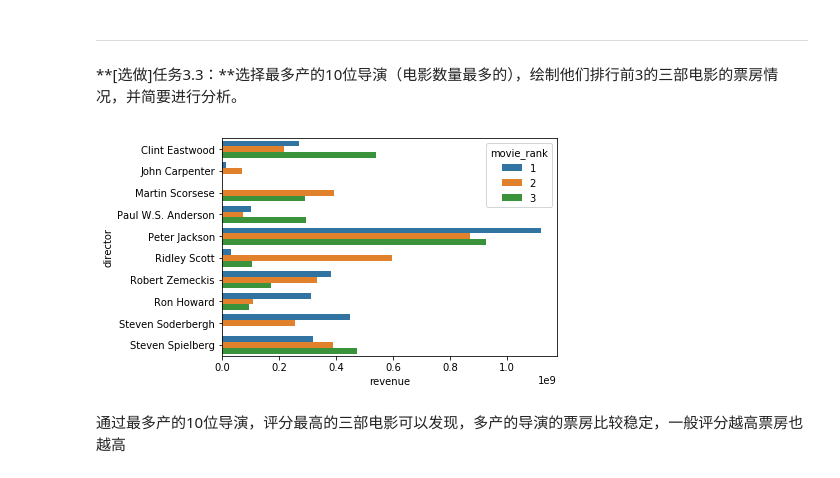
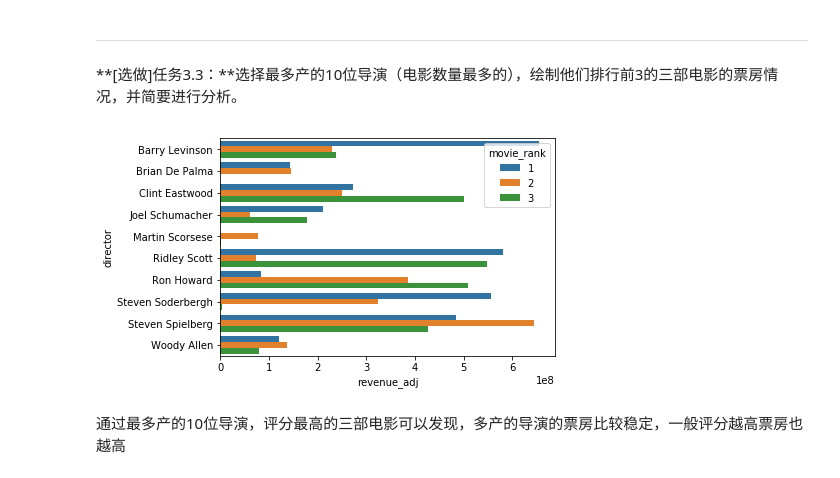
Before and after one commit to TaoZhiMLND/uda_project, a Jupyter notebook: explore_movie_dataset/Explore Movie Dataset.ipynb, the cells around one changed output. Saved outputs shown, nothing was run; the diff lists cells and outputs as text; code cells hidden in the pictures.

```diff
--- a/explore_movie_dataset/Explore Movie Dataset.ipynb
+++ b/explore_movie_dataset/Explore Movie Dataset.ipynb
@@ -86,0 +85,12 @@ movie_data.dropna(axis=0, inplace = True)
+# %%
+movie_data.pop('homepage')
+movie_data.pop('tagline')
+movie_data.pop('keywords')
+movie_data.pop('production_companies')
+
+movie_data['overview'].fillna('Unknown', inplace = True)
+movie_data['genres'].fillna(method = 'ffill', axis = 0, inplace = True)
+movie_data['cast'].fillna(method = 'ffill', axis = 0, inplace = True)
+
+movie_data.dropna(axis = 0, inplace=True)
+movie_data.isnull().sum()
@@ -105,6 +134,5 @@ movie_data.dropna(axis=0, inplace = True)
 要求：每一个语句只能用一行代码实现。
 # %%
 movie_data[['id','popularity','budget','runtime','vote_average']]
-movie_data.iloc[0:20].append(movie_data.iloc[[47,50]])
-movie_data.iloc[49:60][['popularity']]
+movie_data.iloc[list(range(0,20))+ [47, 48]]
 # %% [output]
@@ -234,13 +269,13 @@ plt.show()
 # %%
 prolific_director = movie_data.groupby(['director']).original_title.agg('count').sort_values(0, ascending = False)[0:10].index
 sorted_movies = movie_data[movie_data['director'].isin(prolific_director)].sort_values(['director','vote_average'],ascending=[True,False])
 
 sorted_movies = sorted_movies.groupby(['director']).head(3).reset_index(drop=True)
 
 sorted_movies['movie_rank'] = sorted_movies.index % 3 + 1
-sb.barplot(data=sorted_movies, y="director", x="revenue", hue='movie_rank');
+sb.barplot(data=sorted_movies, y="director", x="revenue_adj", hue='movie_rank');
 # %% [output]
-[figure, old version]
+[figure, new version]
 # %% [markdown]
 通过最多产的10位导演，评分最高的三部电影可以发现，多产的导演的票房比较稳定，一般评分越高票房也越高
 # %% [markdown]
```
Also changed, not shown: parts of 12 cells of this notebook.
